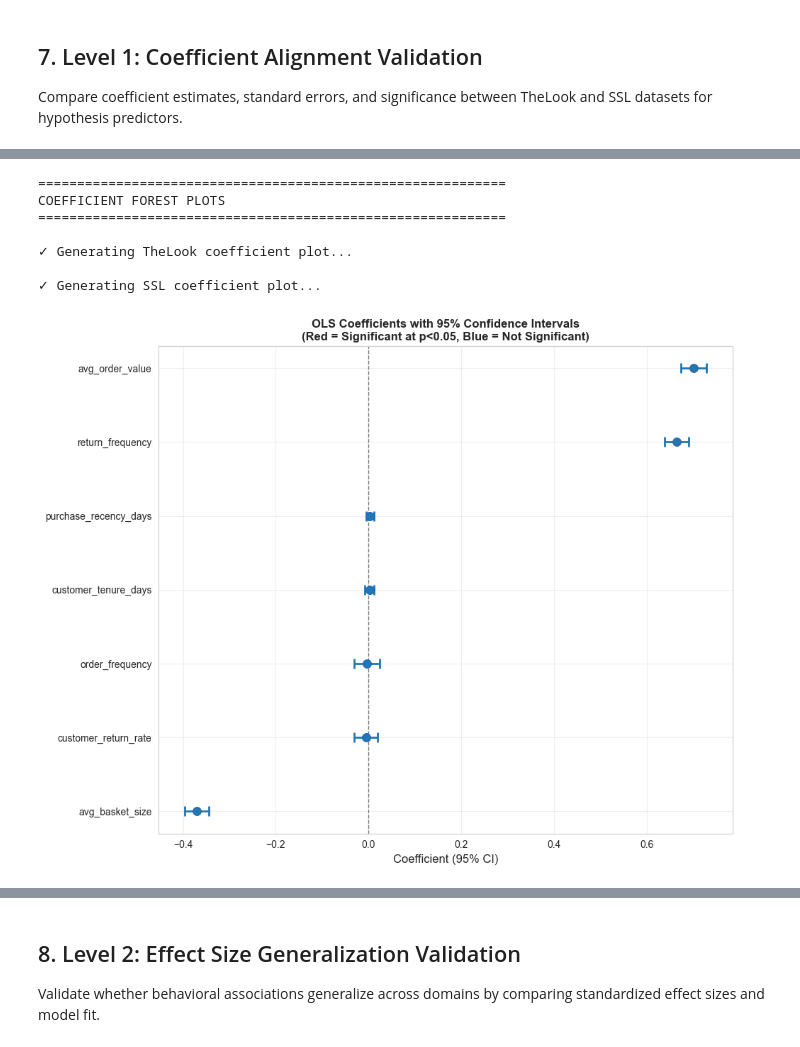
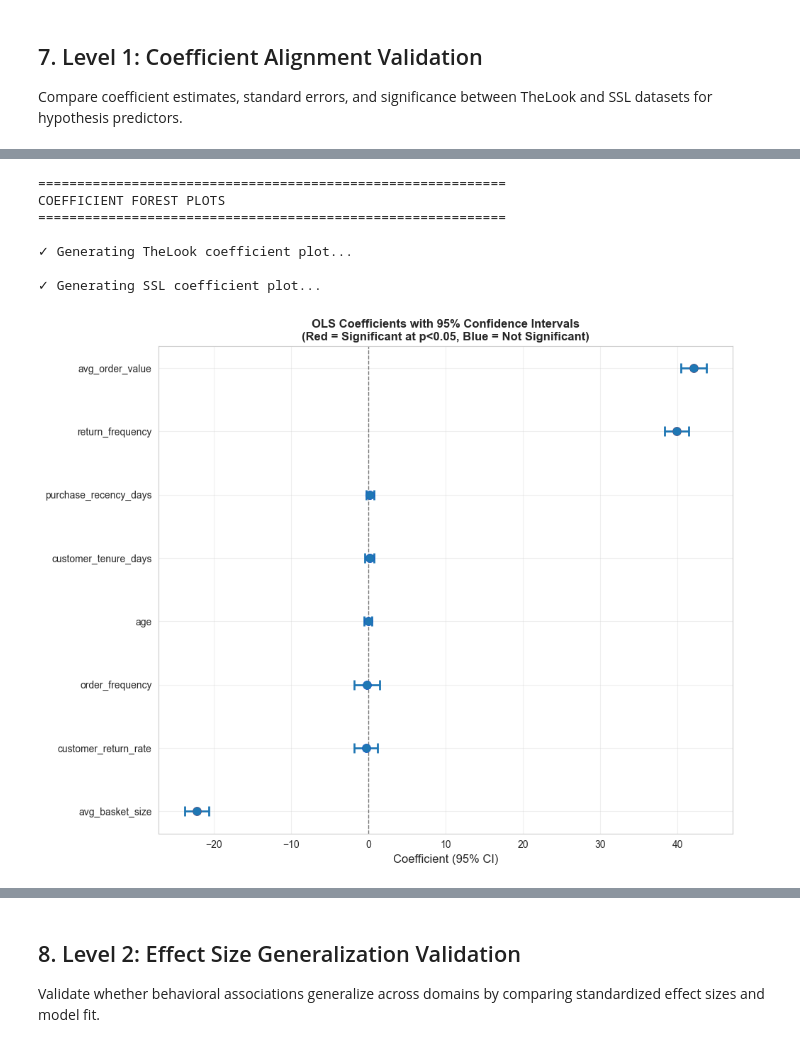
Before and after one commit to kojounfc/unfc-capstone-project-1, a Jupyter notebook: notebooks/rq4_ssl_validation.ipynb, the cells around one changed output, grey strips where cells are left out. Drawn from its saved outputs; the diff is of its cells as text; code cells hidden in the pictures.

```diff
--- a/notebooks/rq4_ssl_validation.ipynb
+++ b/notebooks/rq4_ssl_validation.ipynb
@@ -177,7 +178,7 @@ Regression data prepared:
 # %%
 # Fit OLS regression with HC3 robust standard errors (using standardized target)
 print(f"\nFitting TheLook OLS (standardized target)...")
-thelook_results = fit_ols_robust(thelook_regression_data_std, RQ4_TARGET_COL)
+thelook_results = fit_ols_robust(thelook_regression_data, RQ4_TARGET_COL)
 
 print(f"\nTheLook OLS Regression Results (Standardized Target):")
 print(f"  R-squared: {thelook_results.rsquared:.4f}")
@@ -393,7 +395,7 @@ ssl_regression_data = prepare_regression_data(
     target_col="total_profit_erosion_ssl",
     numeric_features=RQ4_HYPOTHESIS_PREDICTORS + RQ4_BEHAVIORAL_CONTROLS,
     categorical_features=[],
-    exclude_features=[],
+    exclude_features=['age'],
     log_transform=False
 )
 
@@ -628,36 +637,36 @@ print("\n" + "=" * 60)
 print("COEFFICIENT FOREST PLOTS")
 print("=" * 60)
 
 # Prepare coefficient tables for forest plot (rename columns to match expected format)
 def prepare_coef_for_forest(coef_table):
     """Rename columns to match forest plot requirements"""
     return coef_table.rename(columns={
         'feature': 'Feature',
         'coefficient': 'Coefficient',
         'p_value': 'p-value',
         'ci_lower': '95% CI Lower',
         'ci_upper': '95% CI Upper',
     })
 
 # TheLook forest plot
 print("\n✓ Generating TheLook coefficient plot...")
 thelook_coef_forest = prepare_coef_for_forest(thelook_coef_table)
-plot_coefficient_forest(thelook_coef_forest, figures_dir)
+plot_coefficient_forest(thelook_coef_forest, REPORTS_DIR)
 
 # SSL forest plot
 print("\n✓ Generating SSL coefficient plot...")
 ssl_coef_forest = prepare_coef_for_forest(ssl_coef_table)
-plot_coefficient_forest(ssl_coef_forest, figures_dir)
+plot_coefficient_forest(ssl_coef_forest, REPORTS_DIR)
 plt.show()
 # %% [output]
 ============================================================
 COEFFICIENT FOREST PLOTS
 ============================================================
 
 ✓ Generating TheLook coefficient plot...
 
 ✓ Generating SSL coefficient plot...
-[figure, old version]
+[figure, new version]
 [figure]
 # %% [markdown]
 ## 8. Level 2: Effect Size Generalization Validation
```
Also changed, not shown: parts of 14 cells of this notebook, 21 other files.
